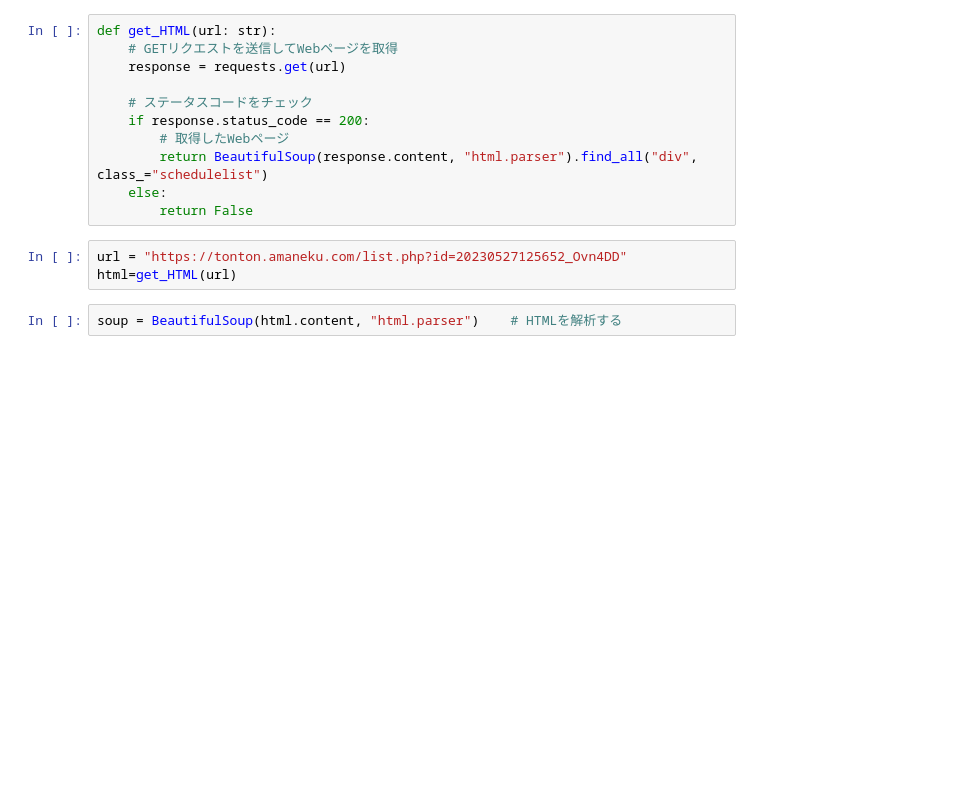
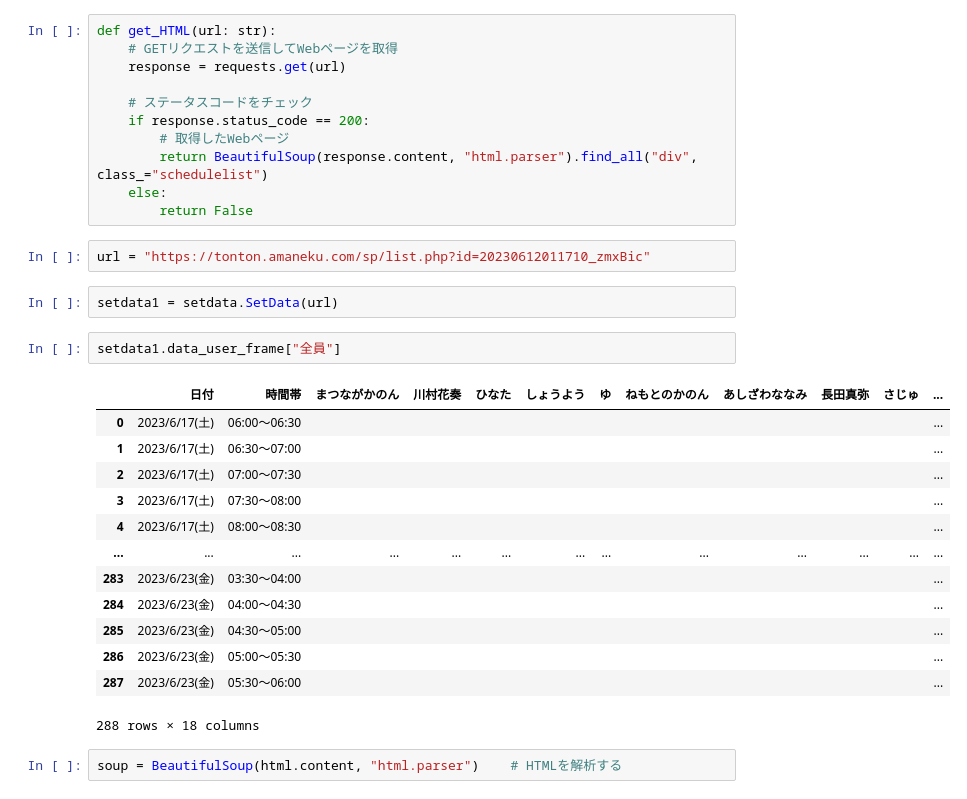
Before and after one commit to Panda17TK/tsukusho-app, a Jupyter notebook: notebook/tonton_ideas.ipynb, the cells around one changed output. Saved outputs shown, nothing was run; the diff lists cells and outputs as text; blank space fills up the shorter version.

```diff
--- a/notebook/tonton_ideas.ipynb
+++ b/notebook/tonton_ideas.ipynb
@@ -17,8 +54,25 @@ def get_HTML(url: str):
     else:
         return False
 # %%
-url = "https://tonton.amaneku.com/list.php?id=20230527125652_Ovn4DD"
-html=get_HTML(url)
+url = "https://tonton.amaneku.com/sp/list.php?id=20230612011710_zmxBic"
+# %%
+setdata1 = setdata.SetData(url)
+# %%
+setdata1.data_user_frame["全員"]
+# %% [output]
+|  | 日付 | 時間帯 | まつながかのん | 川村花奏 | ひなた | しょうよう | ゆ | ねもとのかのん | あしざわななみ | 長田真弥 | さじゅ | ... |
+| 0 | 2023/6/17(土) | 06:00～06:30 |  |  |  |  |  |  |  |  |  | ... |
+| 1 | 2023/6/17(土) | 06:30～07:00 |  |  |  |  |  |  |  |  |  | ... |
+| 2 | 2023/6/17(土) | 07:00～07:30 |  |  |  |  |  |  |  |  |  | ... |
+| 3 | 2023/6/17(土) | 07:30～08:00 |  |  |  |  |  |  |  |  |  | ... |
+| 4 | 2023/6/17(土) | 08:00～08:30 |  |  |  |  |  |  |  |  |  | ... |
+| ... | ... | ... | ... | ... | ... | ... | ... | ... | ... | ... | ... | ... |
+| 283 | 2023/6/23(金) | 03:30～04:00 |  |  |  |  |  |  |  |  |  | ... |
+| 284 | 2023/6/23(金) | 04:00～04:30 |  |  |  |  |  |  |  |  |  | ... |
+| 285 | 2023/6/23(金) | 04:30～05:00 |  |  |  |  |  |  |  |  |  | ... |
+| 286 | 2023/6/23(金) | 05:00～05:30 |  |  |  |  |  |  |  |  |  | ... |
+| 287 | 2023/6/23(金) | 05:30～06:00 |  |  |  |  |  |  |  |  |  | ... |
+288 rows × 18 columns
 # %%
 soup = BeautifulSoup(html.content, "html.parser")    # HTMLを解析する
 # %% [output]
```
Also changed, not shown: parts of 4 cells of this notebook, 1 other file.
